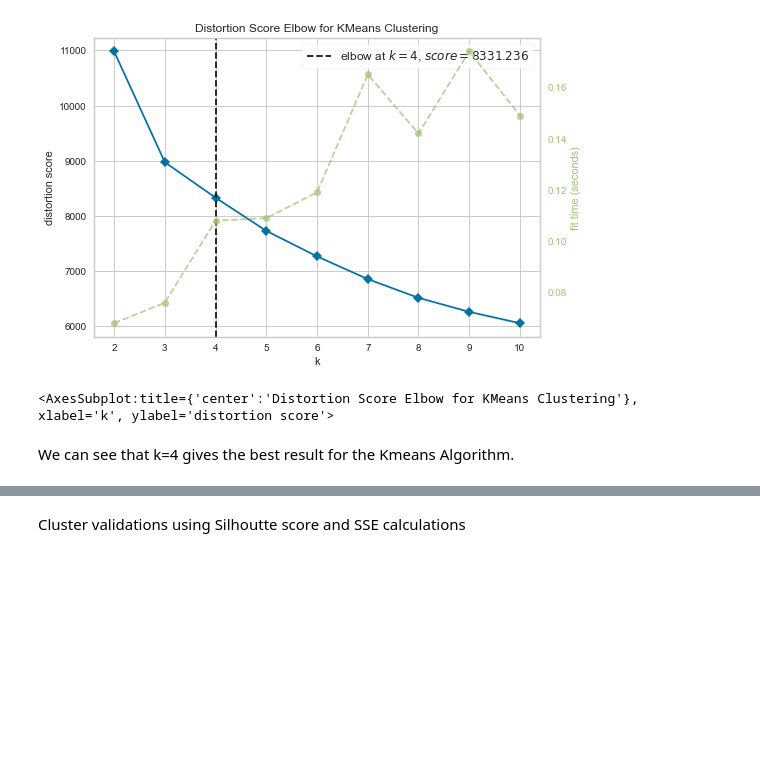
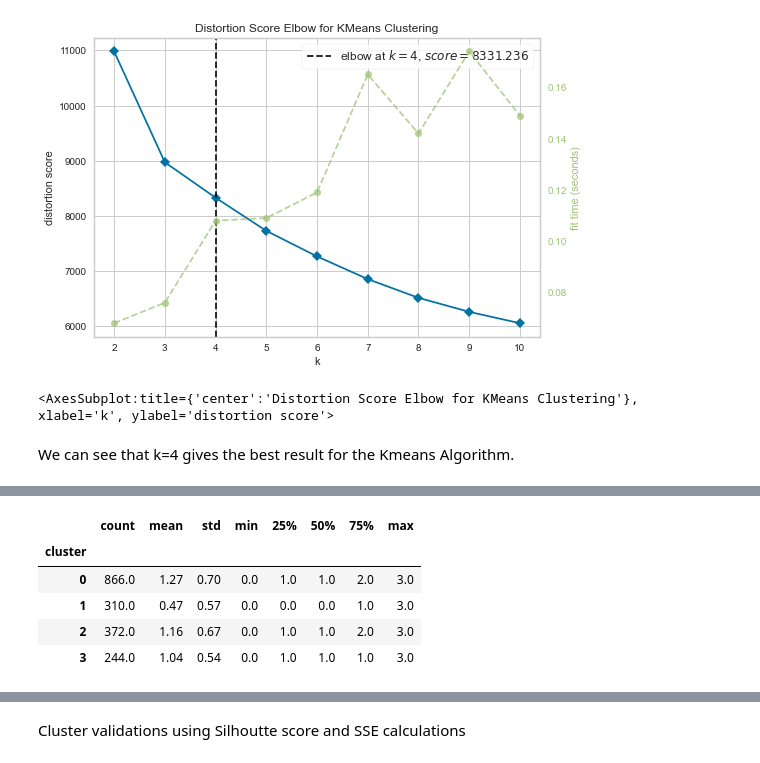
Before and after one commit to vijayraghavans/CustomerSegmentation, a Jupyter notebook: unsupervised-learning.ipynb, the cells around one changed output, grey strips where cells are left out. Cells and saved outputs as stored; diff of their text form; code cells hidden in the pictures; blank space fills up the shorter version.

```diff
--- a/unsupervised-learning.ipynb
+++ b/unsupervised-learning.ipynb
@@ -377,0 +424,9 @@ plot = plt.scatter(Xt[:,0], Xt[:,1],c=cluster.labels_,cmap="Set1")
+# %%
+datas.groupby("cluster")["Children"].describe().round(2)
+# %% [output]
+|  | count | mean | std | min | 25% | 50% | 75% | max |
+| cluster |  |  |  |  |  |  |  |  |
+| 0 | 866.0 | 1.27 | 0.70 | 0.0 | 1.0 | 1.0 | 2.0 | 3.0 |
+| 1 | 310.0 | 0.47 | 0.57 | 0.0 | 0.0 | 0.0 | 1.0 | 3.0 |
+| 2 | 372.0 | 1.16 | 0.67 | 0.0 | 1.0 | 1.0 | 2.0 | 3.0 |
+| 3 | 244.0 | 1.04 | 0.54 | 0.0 | 1.0 | 1.0 | 1.0 | 3.0 |
```
Also changed, not shown: parts of 33 cells of this notebook.
